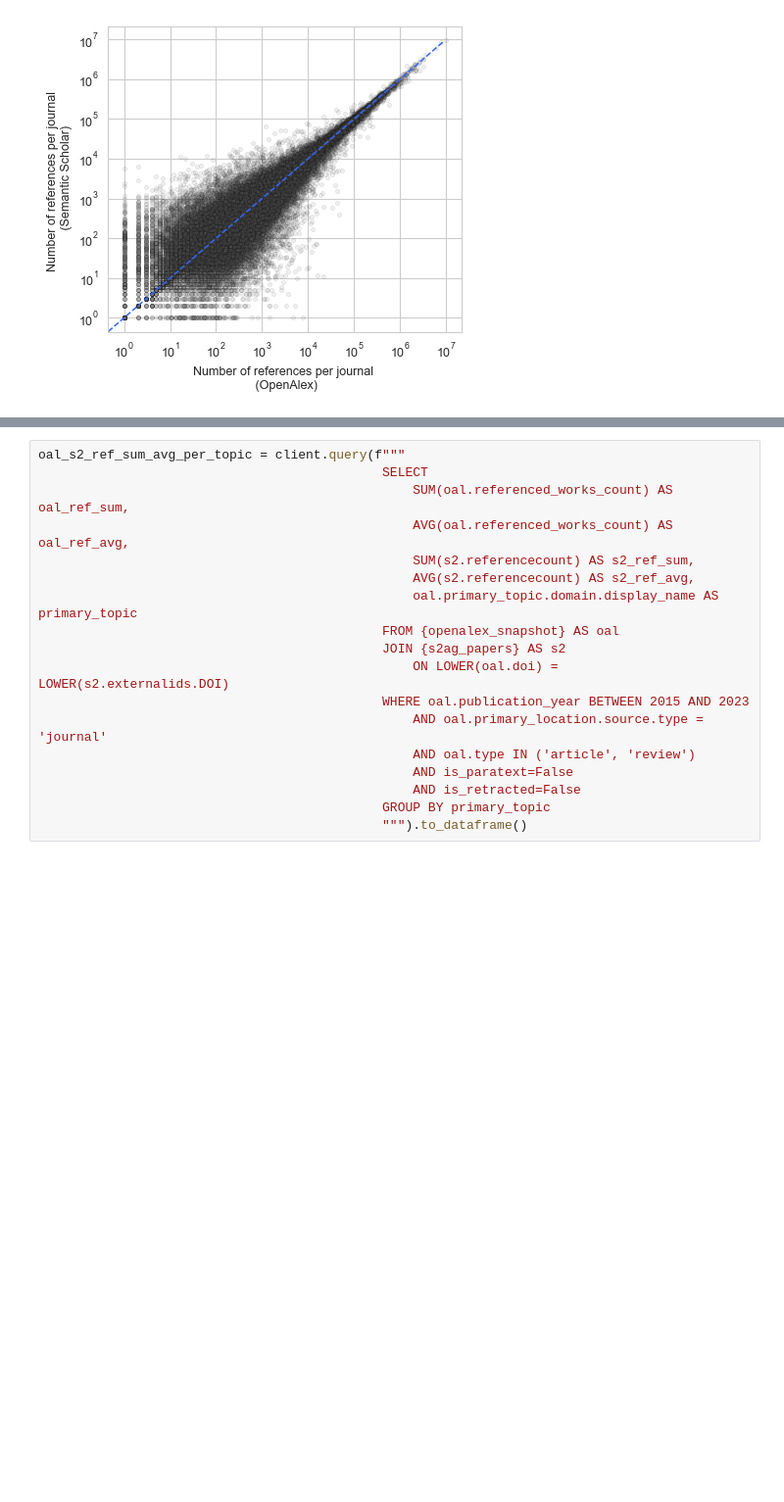
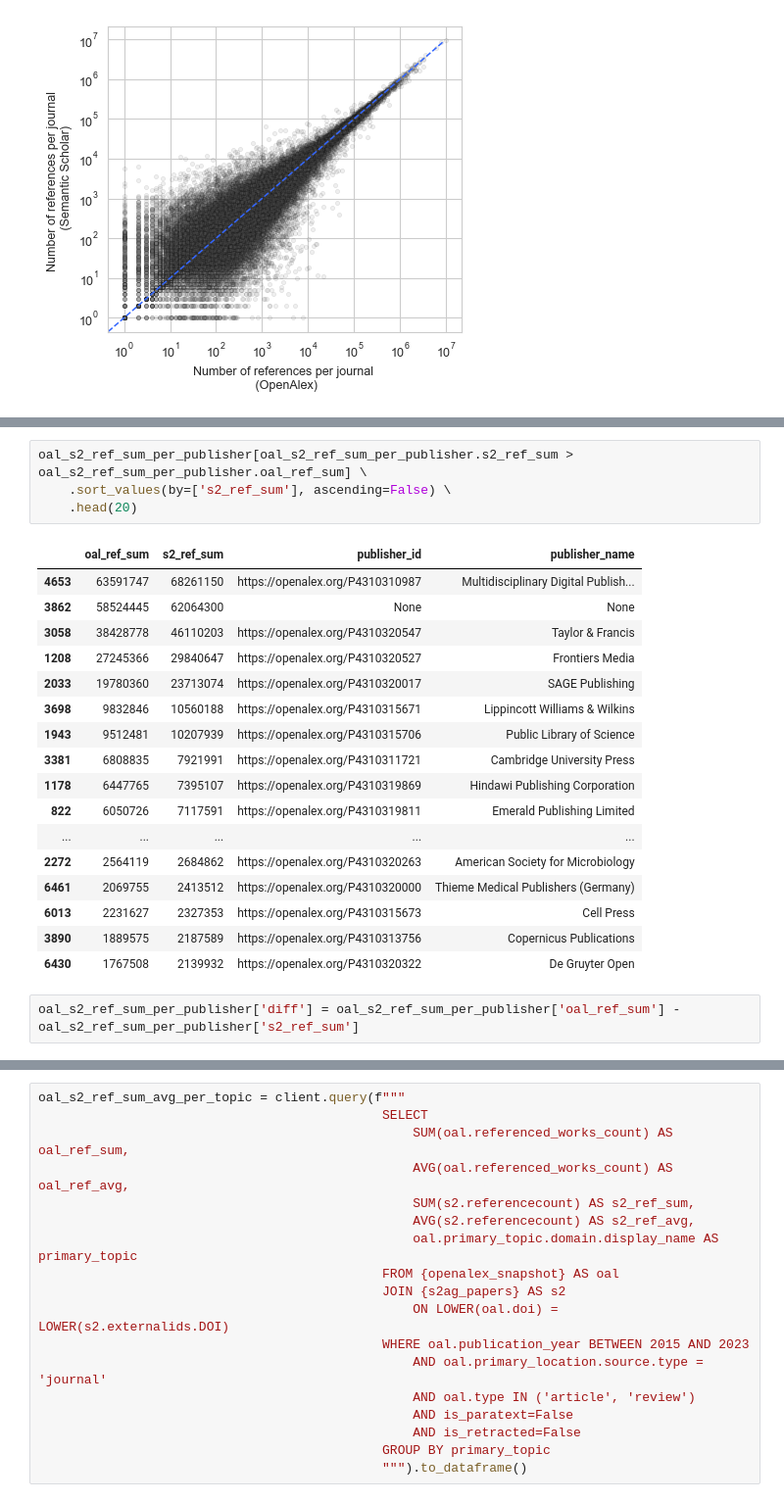
Before and after one commit to naustica/oal_s2_ref, a Jupyter notebook: Codebook.ipynb, the cells around one changed output, grey strips where cells are left out. Shown at 98% size. Saved outputs shown, nothing was run; the diff lists cells and outputs as text; blank space fills up the shorter version.

```diff
--- a/Codebook.ipynb
+++ b/Codebook.ipynb
@@ -464,0 +515,24 @@ fig.savefig('media/oal_s2_ref_sum_per_journal.png', format='png', bbox_inches='t
+# %%
+oal_s2_ref_sum_per_publisher[oal_s2_ref_sum_per_publisher.s2_ref_sum > oal_s2_ref_sum_per_publisher.oal_ref_sum] \
+    .sort_values(by=['s2_ref_sum'], ascending=False) \
+    .head(20)
+# %% [output]
+|  | oal_ref_sum | s2_ref_sum | publisher_id | publisher_name |
+| 4653 | 63591747 | 68261150 | https://openalex.org/P4310310987 | Multidisciplinary Digital Publish... |
+| 3862 | 58524445 | 62064300 | None | None |
+| 3058 | 38428778 | 46110203 | https://openalex.org/P4310320547 | Taylor & Francis |
+| 1208 | 27245366 | 29840647 | https://openalex.org/P4310320527 | Frontiers Media |
+| 2033 | 19780360 | 23713074 | https://openalex.org/P4310320017 | SAGE Publishing |
+| 3698 | 9832846 | 10560188 | https://openalex.org/P4310315671 | Lippincott Williams & Wilkins |
+| 1943 | 9512481 | 10207939 | https://openalex.org/P4310315706 | Public Library of Science |
+| 3381 | 6808835 | 7921991 | https://openalex.org/P4310311721 | Cambridge University Press |
+| 1178 | 6447765 | 7395107 | https://openalex.org/P4310319869 | Hindawi Publishing Corporation |
+| 822 | 6050726 | 7117591 | https://openalex.org/P4310319811 | Emerald Publishing Limited |
+| ... | ... | ... | ... | ... |
+| 2272 | 2564119 | 2684862 | https://openalex.org/P4310320263 | American Society for Microbiology |
+| 6461 | 2069755 | 2413512 | https://openalex.org/P4310320000 | Thieme Medical Publishers (Germany) |
+| 6013 | 2231627 | 2327353 | https://openalex.org/P4310315673 | Cell Press |
+| 3890 | 1889575 | 2187589 | https://openalex.org/P4310313756 | Copernicus Publications |
+| 6430 | 1767508 | 2139932 | https://openalex.org/P4310320322 | De Gruyter Open |
+# %%
+oal_s2_ref_sum_per_publisher['diff'] = oal_s2_ref_sum_per_publisher['oal_ref_sum'] - oal_s2_ref_sum_per_publisher['s2_ref_sum']
```
Also changed, not shown: parts of 4 cells of this notebook, 1 other file.
